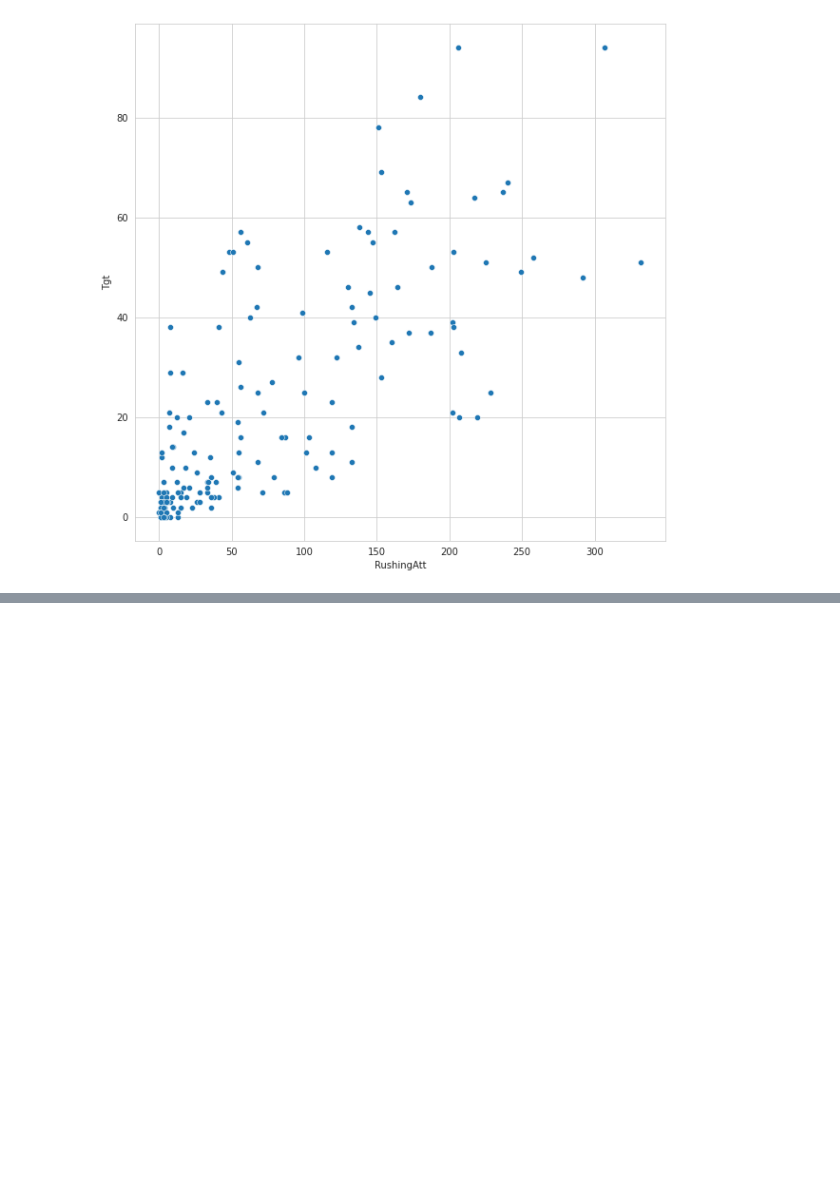
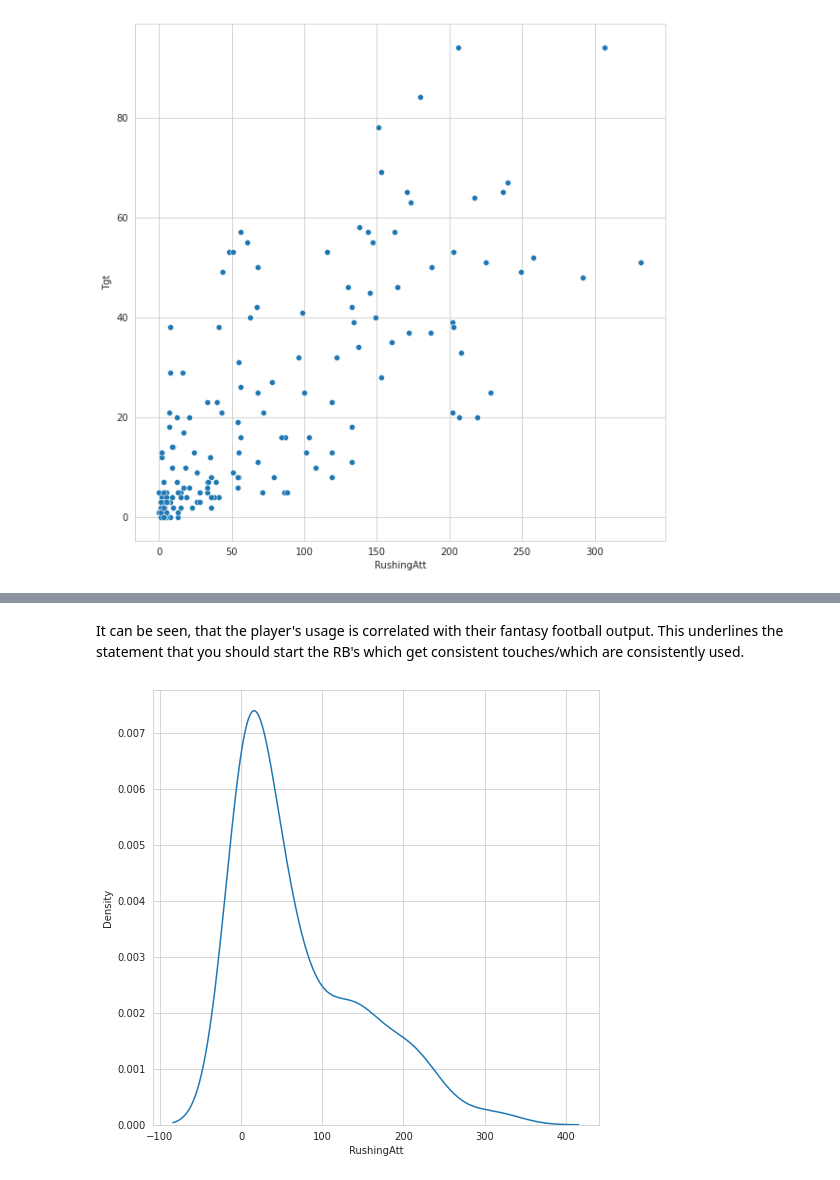
Before and after one commit to TonyToeTap/FantasyFootball, a Jupyter notebook: FF_DataVisualization.ipynb, the cells around one changed output, grey strips where cells are left out. Cells and saved outputs as stored; diff of their text form; code cells hidden in the pictures; blank space fills up the shorter version.

```diff
--- a/FF_DataVisualization.ipynb
+++ b/FF_DataVisualization.ipynb
@@ -66,0 +120,7 @@ sns.scatterplot(rb_df['RushingAtt'], rb_df['Tgt']);
+# %% [markdown]
+It can be seen, that the player's usage is correlated with their fantasy football output. This underlines the statement that you should start the RB's which get consistent touches/which are consistently used.
+# %%
+plt.figure(figsize=(8, 8))
+sns.kdeplot(rb_df['RushingAtt']);
+# %% [output]
+[figure, added]
```
Also changed, not shown: parts of 34 cells of this notebook.
